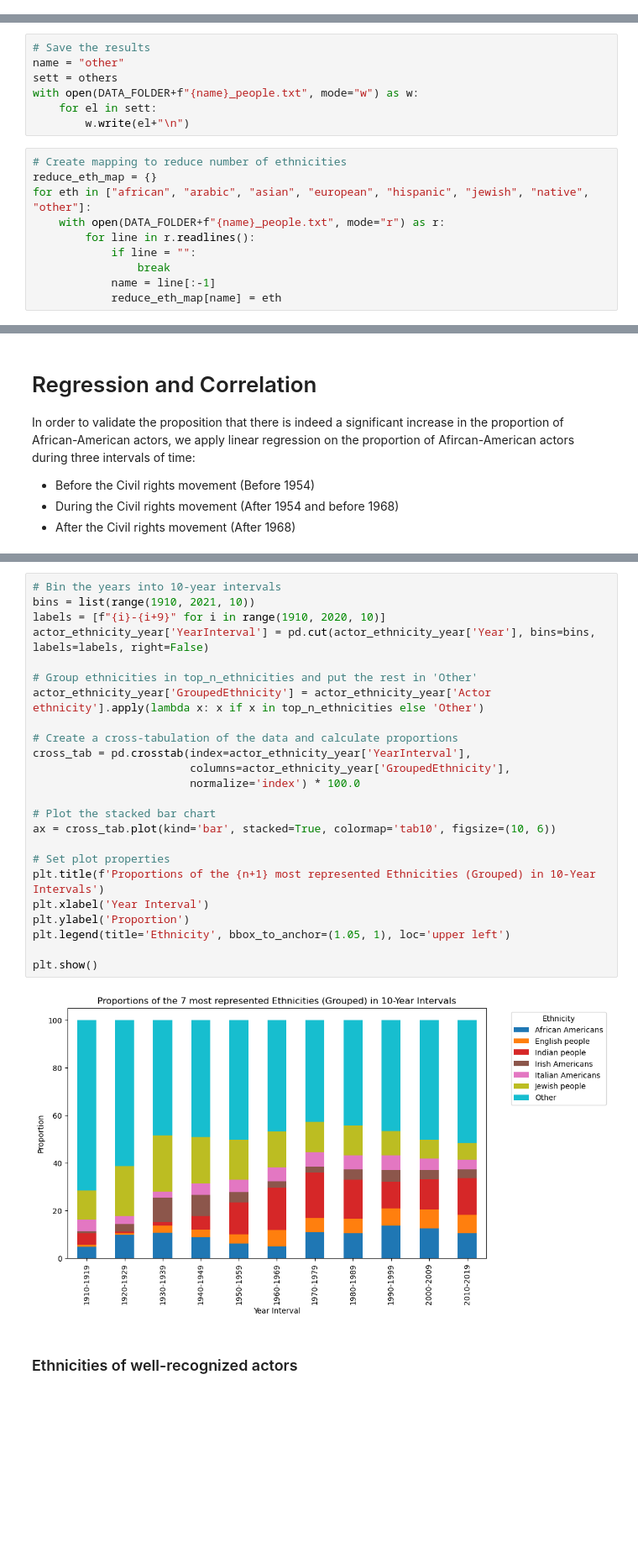
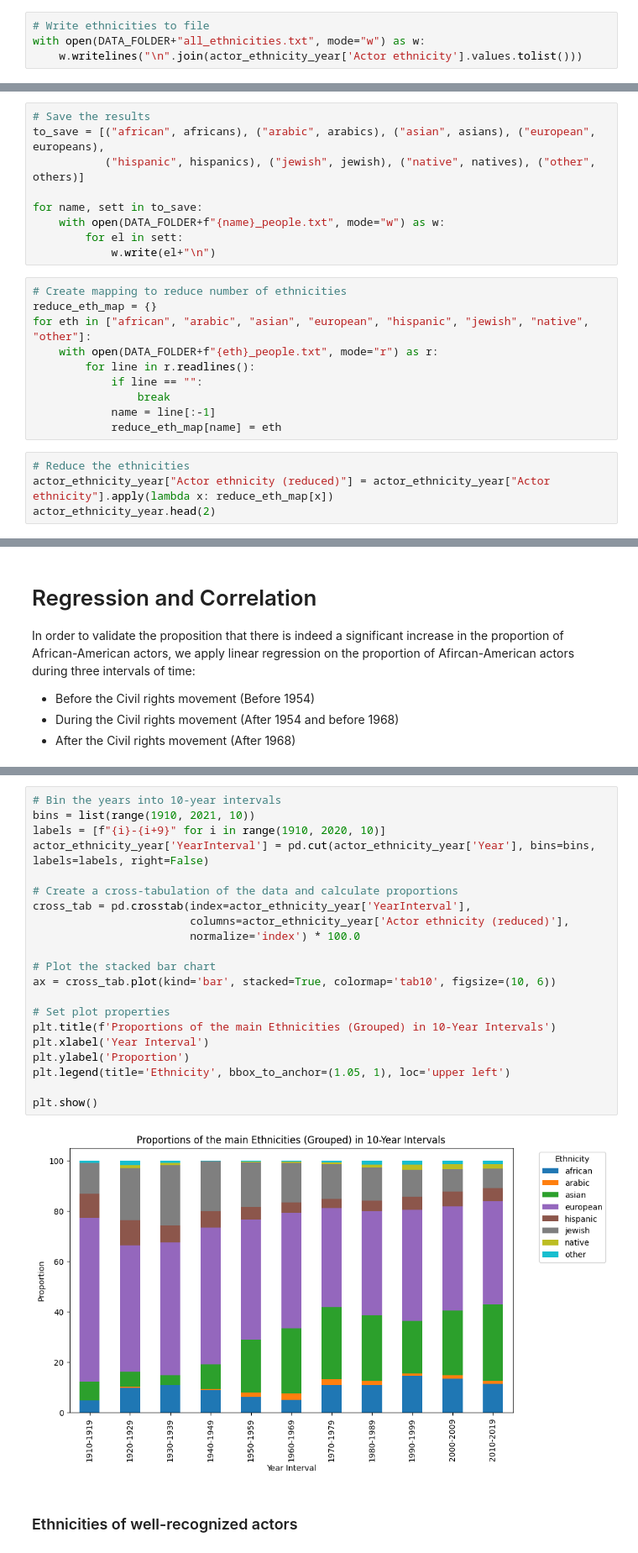
Before and after one commit to epfl-ada/ada-2023-project-pandateam23, a Jupyter notebook: Nicolas_version.ipynb, the cells around one changed output, grey strips where cells are left out. Shown at 84% size. Saved outputs shown, nothing was run; the diff lists cells and outputs as text; blank space fills up the shorter version.

```diff
--- a/Nicolas_version.ipynb
+++ b/Nicolas_version.ipynb
@@ -1313 +1471,5 @@ general_recog_ethnicity.head(2)
+# %%
+# Write ethnicities to file
+with open(DATA_FOLDER+"all_ethnicities.txt", mode="w") as w:
+    w.writelines("\n".join(actor_ethnicity_year['Actor ethnicity'].values.tolist()))
 # %%
@@ -1337,18 +1499,24 @@ with open(DATA_FOLDER+"all_ethnicities.txt", mode="r") as r:
             others.add(name)
 # %%
 # Save the results
-name = "other"
-sett = others
-with open(DATA_FOLDER+f"{name}_people.txt", mode="w") as w:
-    for el in sett:
-        w.write(el+"\n")
+to_save = [("african", africans), ("arabic", arabics), ("asian", asians), ("european", europeans),
+           ("hispanic", hispanics), ("jewish", jewish), ("native", natives), ("other", others)]
+
+for name, sett in to_save:
+    with open(DATA_FOLDER+f"{name}_people.txt", mode="w") as w:
+        for el in sett:
+            w.write(el+"\n")
 # %%
 # Create mapping to reduce number of ethnicities
 reduce_eth_map = {}
 for eth in ["african", "arabic", "asian", "european", "hispanic", "jewish", "native", "other"]:
-    with open(DATA_FOLDER+f"{name}_people.txt", mode="r") as r:
+    with open(DATA_FOLDER+f"{eth}_people.txt", mode="r") as r:
         for line in r.readlines():
-            if line = "":
+            if line == "":
                 break
             name = line[:-1]
             reduce_eth_map[name] = eth
+# %%
+# Reduce the ethnicities
+actor_ethnicity_year["Actor ethnicity (reduced)"] = actor_ethnicity_year["Actor ethnicity"].apply(lambda x: reduce_eth_map[x])
+actor_ethnicity_year.head(2)
@@ -1533,29 +1692,26 @@ actor_ethnicity_year['Actor ethnicity'].unique().size
 # %%
 # Bin the years into 10-year intervals
 bins = list(range(1910, 2021, 10))
 labels = [f"{i}-{i+9}" for i in range(1910, 2020, 10)]
 actor_ethnicity_year['YearInterval'] = pd.cut(actor_ethnicity_year['Year'], bins=bins, labels=labels, right=False)
 
-# Group ethnicities in top_n_ethnicities and put the rest in 'Other'
-actor_ethnicity_year['GroupedEthnicity'] = actor_ethnicity_year['Actor ethnicity'].apply(lambda x: x if x in top_n_ethnicities else 'Other')
-
 # Create a cross-tabulation of the data and calculate proportions
 cross_tab = pd.crosstab(index=actor_ethnicity_year['YearInterval'],
-                        columns=actor_ethnicity_year['GroupedEthnicity'],
+                        columns=actor_ethnicity_year['Actor ethnicity (reduced)'],
                         normalize='index') * 100.0
 
 # Plot the stacked bar chart
 ax = cross_tab.plot(kind='bar', stacked=True, colormap='tab10', figsize=(10, 6))
 
 # Set plot properties
-plt.title(f'Proportions of the {n+1} most represented Ethnicities (Grouped) in 10-Year Intervals')
+plt.title(f'Proportions of the main Ethnicities (Grouped) in 10-Year Intervals')
 plt.xlabel('Year Interval')
 plt.ylabel('Proportion')
 plt.legend(title='Ethnicity', bbox_to_anchor=(1.05, 1), loc='upper left')
 
 plt.show()
 # %% [output]
-[figure, old version]
+[figure, new version]
 # %% [markdown]
 ### Ethnicities of well-recognized actors
 # %% [markdown]
```
Also changed, not shown: parts of 73 cells of this notebook.
